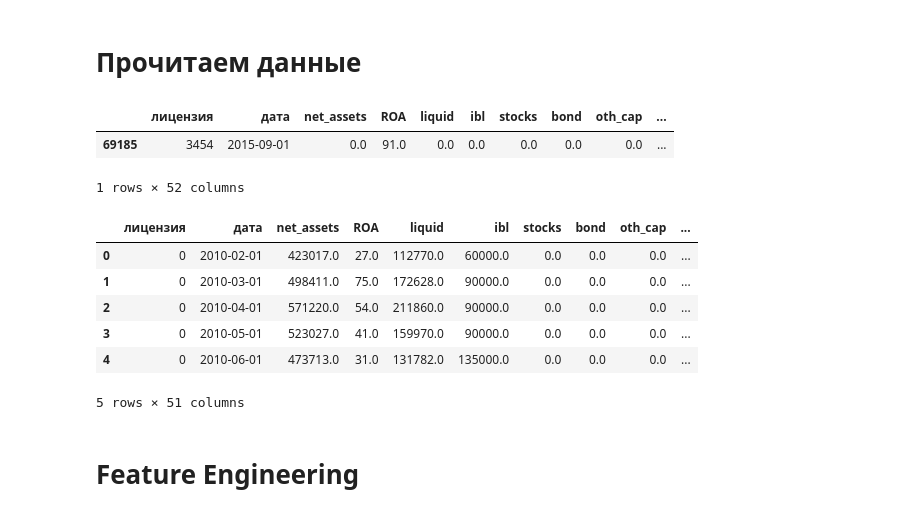
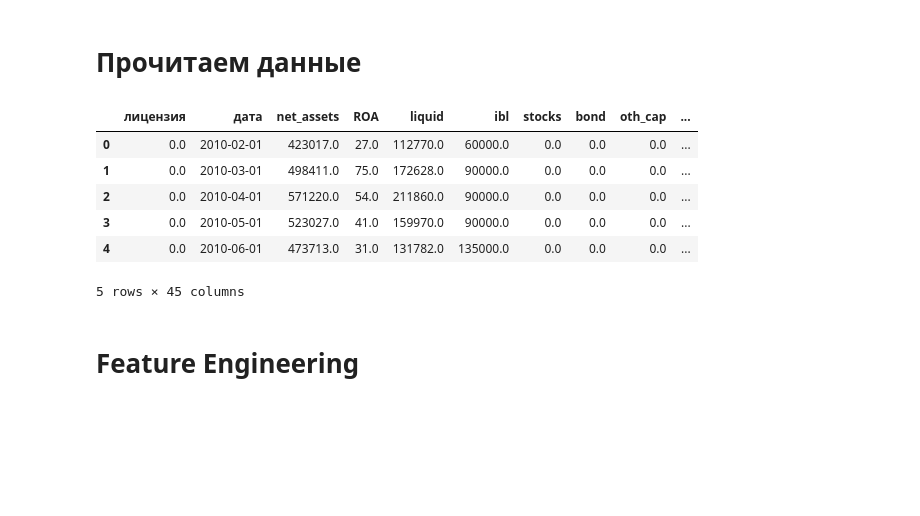
Before and after one commit to geangohn/Bank-default-prediction, a Jupyter notebook: bank_default.ipynb, the cells around one changed output. Drawn from its saved outputs; the diff is of its cells as text; code cells hidden in the pictures; blank space fills up the shorter version.

```diff
--- a/bank_default.ipynb
+++ b/bank_default.ipynb
@@ -8,11 +8,17 @@ import matplotlib.pyplot as plt
 # %% [markdown]
 # Прочитаем данные
 # %%
-df = pd.read_csv('FINAL_OK_imp.csv',sep=',', header = 0,  encoding="cp1251")
-df.drop(['Unnamed: 0'], axis = 1, inplace = True)
+df = pd.read_csv('prepared_data/dataset.csv', sep=',', encoding="utf-8")
+df.head()
+# %% [output]
+|  | лицензия | дата | net_assets | ROA | liquid | ibl | stocks | bond | oth_cap | ... |
+| 0 | 0.0 | 2010-02-01 | 423017.0 | 27.0 | 112770.0 | 60000.0 | 0.0 | 0.0 | 0.0 | ... |
+| 1 | 0.0 | 2010-03-01 | 498411.0 | 75.0 | 172628.0 | 90000.0 | 0.0 | 0.0 | 0.0 | ... |
+| 2 | 0.0 | 2010-04-01 | 571220.0 | 54.0 | 211860.0 | 90000.0 | 0.0 | 0.0 | 0.0 | ... |
+| 3 | 0.0 | 2010-05-01 | 523027.0 | 41.0 | 159970.0 | 90000.0 | 0.0 | 0.0 | 0.0 | ... |
+| 4 | 0.0 | 2010-06-01 | 473713.0 | 31.0 | 131782.0 | 135000.0 | 0.0 | 0.0 | 0.0 | ... |
+5 rows × 45 columns
 # %%
-df[df['net_assets'] == 0]
+df = df[df['net_assets'] != 0]
+
+df.drop_duplicates(inplace = True)
-# %% [output]
-|  | лицензия | дата | net_assets | ROA | liquid | ibl | stocks | bond | oth_cap | ... |
-| 69185 | 3454 | 2015-09-01 | 0.0 | 91.0 | 0.0 | 0.0 | 0.0 | 0.0 | 0.0 | ... |
-1 rows × 52 columns
@@ -23,13 +25,3 @@ df.drop_duplicates(inplace = True)
-# %%
-df.head(5)
-# %% [output]
-|  | лицензия | дата | net_assets | ROA | liquid | ibl | stocks | bond | oth_cap | ... |
-| 0 | 0 | 2010-02-01 | 423017.0 | 27.0 | 112770.0 | 60000.0 | 0.0 | 0.0 | 0.0 | ... |
-| 1 | 0 | 2010-03-01 | 498411.0 | 75.0 | 172628.0 | 90000.0 | 0.0 | 0.0 | 0.0 | ... |
-| 2 | 0 | 2010-04-01 | 571220.0 | 54.0 | 211860.0 | 90000.0 | 0.0 | 0.0 | 0.0 | ... |
-| 3 | 0 | 2010-05-01 | 523027.0 | 41.0 | 159970.0 | 90000.0 | 0.0 | 0.0 | 0.0 | ... |
-| 4 | 0 | 2010-06-01 | 473713.0 | 31.0 | 131782.0 | 135000.0 | 0.0 | 0.0 | 0.0 | ... |
-5 rows × 51 columns
 # %% [markdown]
 # Feature Engineering
 # %% [markdown]
```
Also changed, not shown: parts of 7 cells of this notebook, 9 other files.
